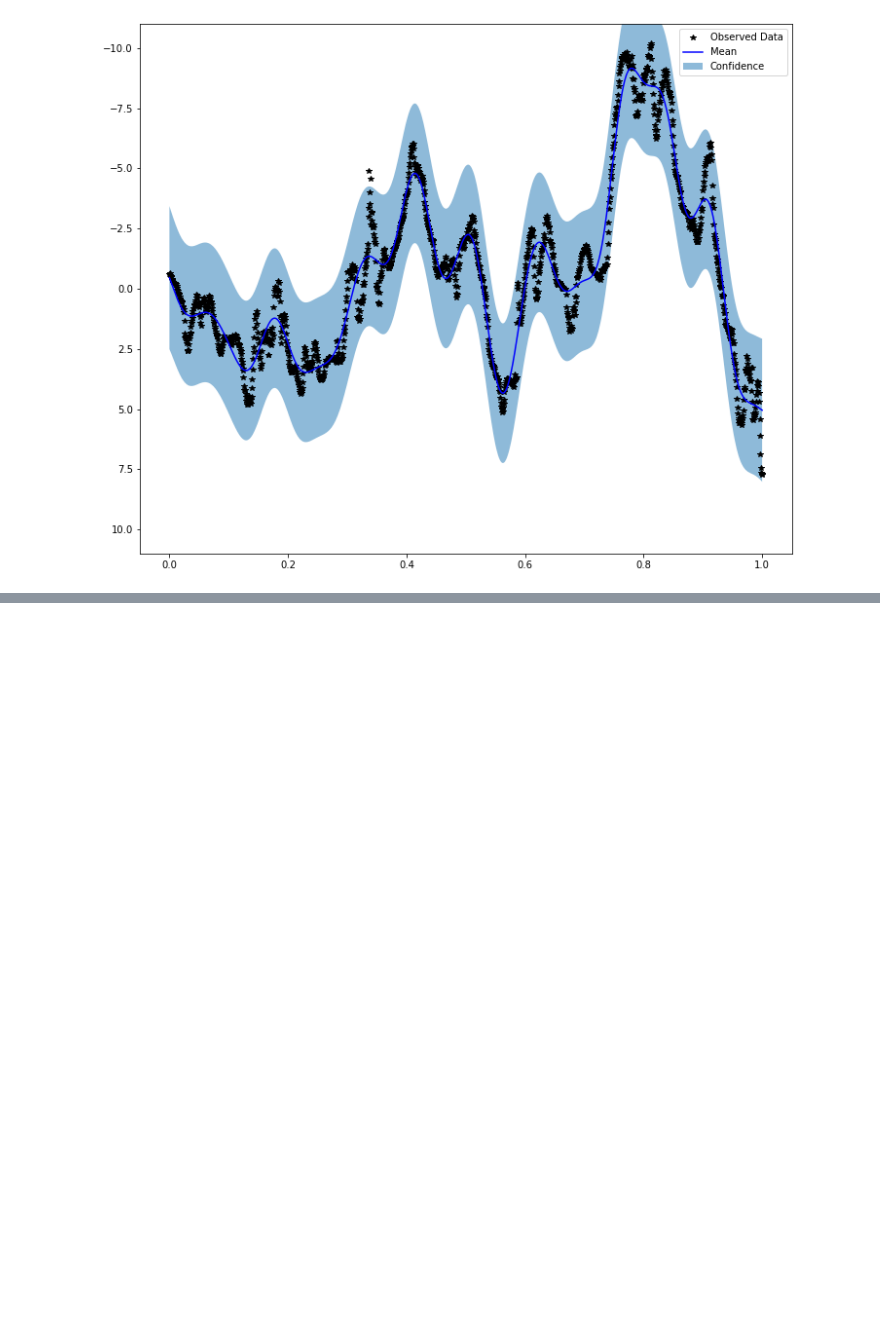
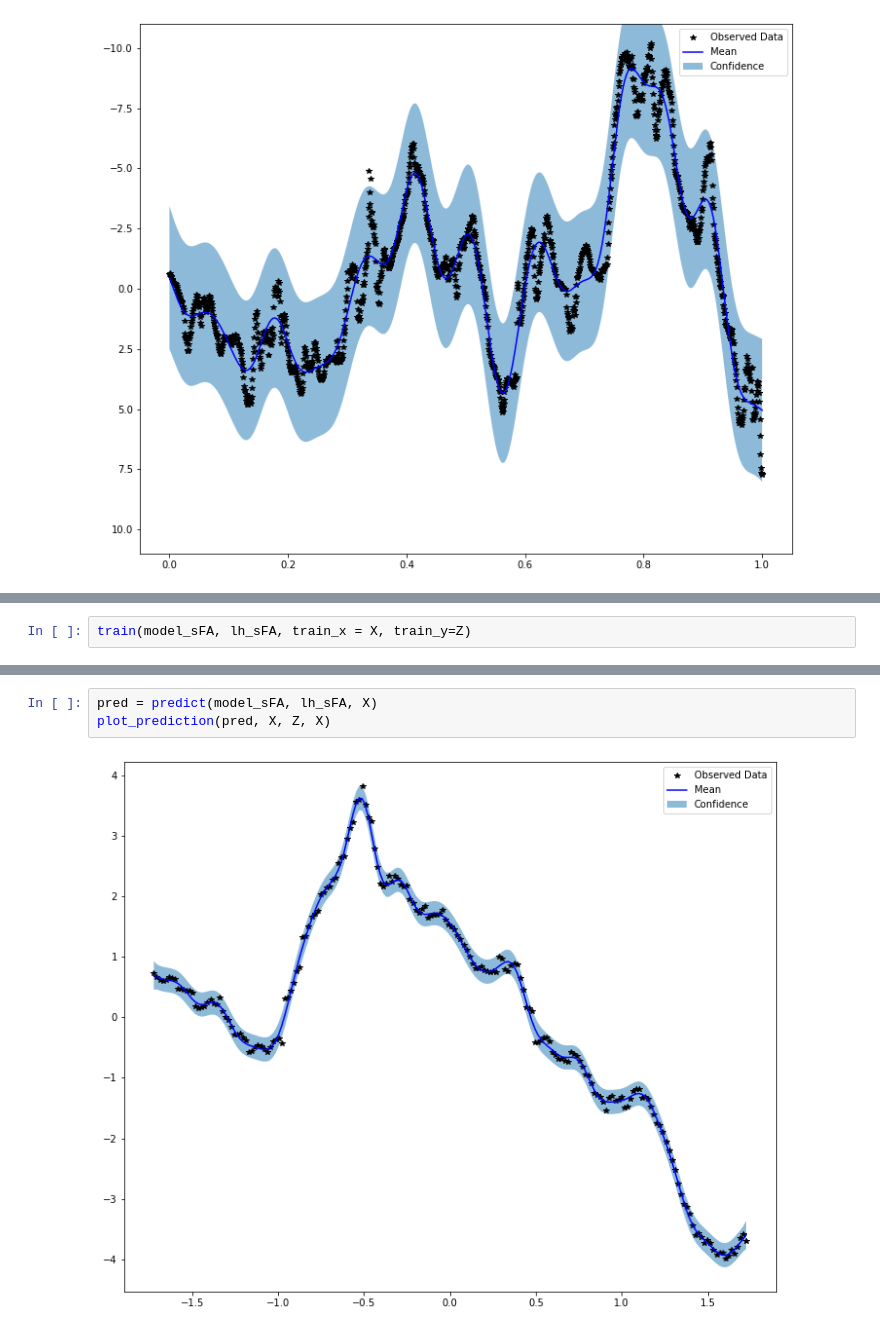
Before and after one commit to mone27/meteo_gap_filling-Gaussian_Processes, a Jupyter notebook: Meteo_gap_filling_GP.ipynb, the cells around one changed output, grey strips where cells are left out. Cells and saved outputs as stored; diff of their text form; blank space fills up the shorter version.

```diff
--- a/Meteo_gap_filling_GP.ipynb
+++ b/Meteo_gap_filling_GP.ipynb
@@ -236,0 +371,2 @@ model2k.covar_module.kernels[1].base_kernel.lengthscale.item()
+# %%
+train(model_sFA, lh_sFA, train_x = X, train_y=Z)
@@ -236,0 +391,5 @@ model2k.covar_module.kernels[1].base_kernel.lengthscale.item()
+# %%
+pred = predict(model_sFA, lh_sFA, X)
+plot_prediction(pred, X, Z, X)
+# %% [output]
+[figure, added]
```
Also changed, not shown: parts of 88 cells of this notebook.
